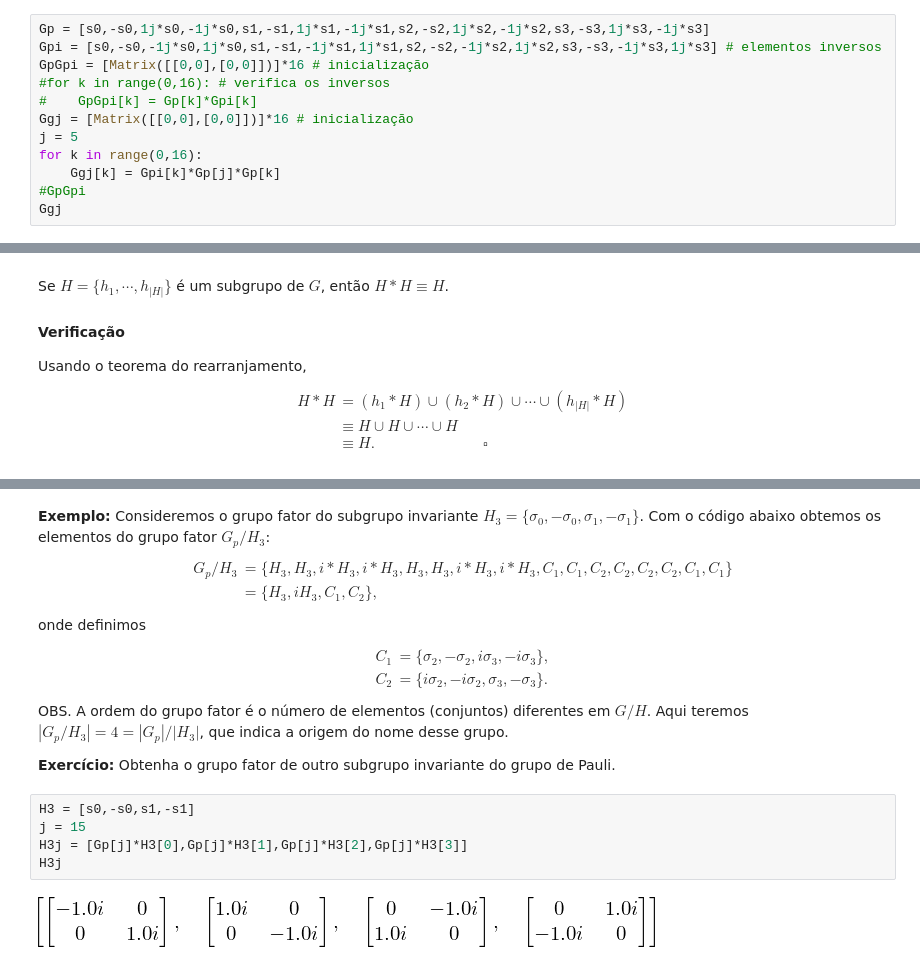
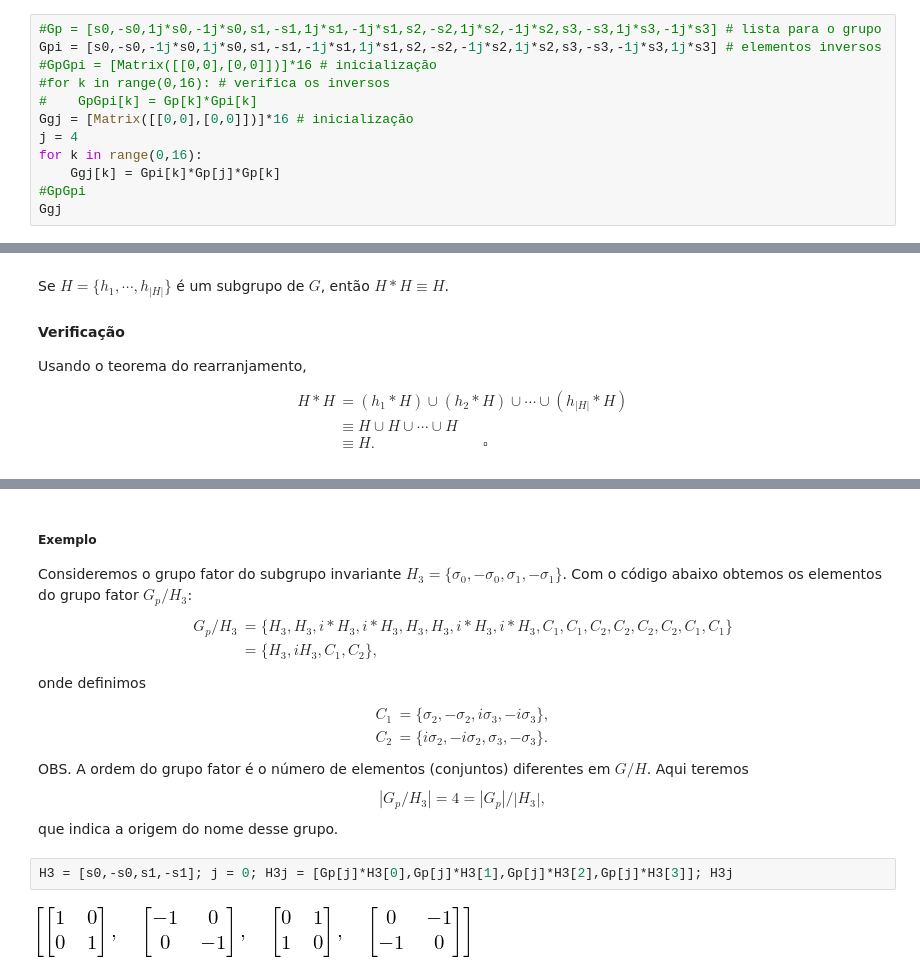
Before and after one commit to jonasmaziero/teoria_de_grupos, a Jupyter notebook: 01_grupos.ipynb, the cells around one changed output, grey strips where cells are left out. Cells and saved outputs as stored; diff of their text form.

```diff
--- a/01_grupos.ipynb
+++ b/01_grupos.ipynb
@@ -218,11 +224,11 @@ __Exercício:__ Forneça exemplos de classes conjugadas para alguns elementos do
 # %%
-Gp = [s0,-s0,1j*s0,-1j*s0,s1,-s1,1j*s1,-1j*s1,s2,-s2,1j*s2,-1j*s2,s3,-s3,1j*s3,-1j*s3]
+#Gp = [s0,-s0,1j*s0,-1j*s0,s1,-s1,1j*s1,-1j*s1,s2,-s2,1j*s2,-1j*s2,s3,-s3,1j*s3,-1j*s3] # lista para o grupo
 Gpi = [s0,-s0,-1j*s0,1j*s0,s1,-s1,-1j*s1,1j*s1,s2,-s2,-1j*s2,1j*s2,s3,-s3,-1j*s3,1j*s3] # elementos inversos
-GpGpi = [Matrix([[0,0],[0,0]])]*16 # inicialização
+#GpGpi = [Matrix([[0,0],[0,0]])]*16 # inicialização
 #for k in range(0,16): # verifica os inversos
 #    GpGpi[k] = Gp[k]*Gpi[k]
 Ggj = [Matrix([[0,0],[0,0]])]*16 # inicialização
-j = 5
+j = 4
 for k in range(0,16):
     Ggj[k] = Gpi[k]*Gp[j]*Gp[k]
 #GpGpi
@@ -412,5 +422,6 @@ __Exercício:__ Verifique que $(g_{j}*H)*(g_{j}^{-1}*H)=H$.
 # %% [markdown]
-__Exemplo:__ Consideremos o grupo fator do subgrupo invariante $H_{3}=\{\sigma_{0},-\sigma_{0},\sigma_{1},-\sigma_{1}\}$. Com o código abaixo obtemos os elementos do grupo fator $G_{p}/H_{3}$:
+##### Exemplo
+Consideremos o grupo fator do subgrupo invariante $H_{3}=\{\sigma_{0},-\sigma_{0},\sigma_{1},-\sigma_{1}\}$. Com o código abaixo obtemos os elementos do grupo fator $G_{p}/H_{3}$:
 \begin{align}
 G_{p}/H_{3} & = \{H_{3},H_{3},i*H_{3},i*H_{3},H_{3},H_{3},i*H_{3},i*H_{3},C_{1},C_{1},C_{2},C_{2},C_{2},C_{2},C_{1},C_{1}\} \\
 & = \{H_{3},iH_{3},C_{1},C_{2}\},
@@ -420,13 +431,8 @@ onde definimos
 C_{1} & = \{\sigma_{2},-\sigma_{2},i\sigma_{3},-i\sigma_{3}\}, \\
 C_{2} & = \{i\sigma_{2},-i\sigma_{2},\sigma_{3},-\sigma_{3}\}.
 \end{align}
-OBS. A ordem do grupo fator é o número de elementos (conjuntos) diferentes em $G/H$. Aqui teremos $|G_{p}/H_{3}|=4=|G_{p}|/|H_{3}|$, que indica a origem do nome desse grupo.
-
-__Exercício:__ Obtenha o grupo fator de outro subgrupo invariante do grupo de Pauli.
+OBS. A ordem do grupo fator é o número de elementos (conjuntos) diferentes em $G/H$. Aqui teremos $$|G_{p}/H_{3}|=4=|G_{p}|/|H_{3}|,$$ que indica a origem do nome desse grupo.
 # %%
-H3 = [s0,-s0,s1,-s1]
-j = 15
-H3j = [Gp[j]*H3[0],Gp[j]*H3[1],Gp[j]*H3[2],Gp[j]*H3[3]]
-H3j
+H3 = [s0,-s0,s1,-s1]; j = 0; H3j = [Gp[j]*H3[0],Gp[j]*H3[1],Gp[j]*H3[2],Gp[j]*H3[3]]; H3j
 # %% [output]
-[figure, old version]
+[figure, new version]
```
Also changed, not shown: parts of 14 cells of this notebook.
